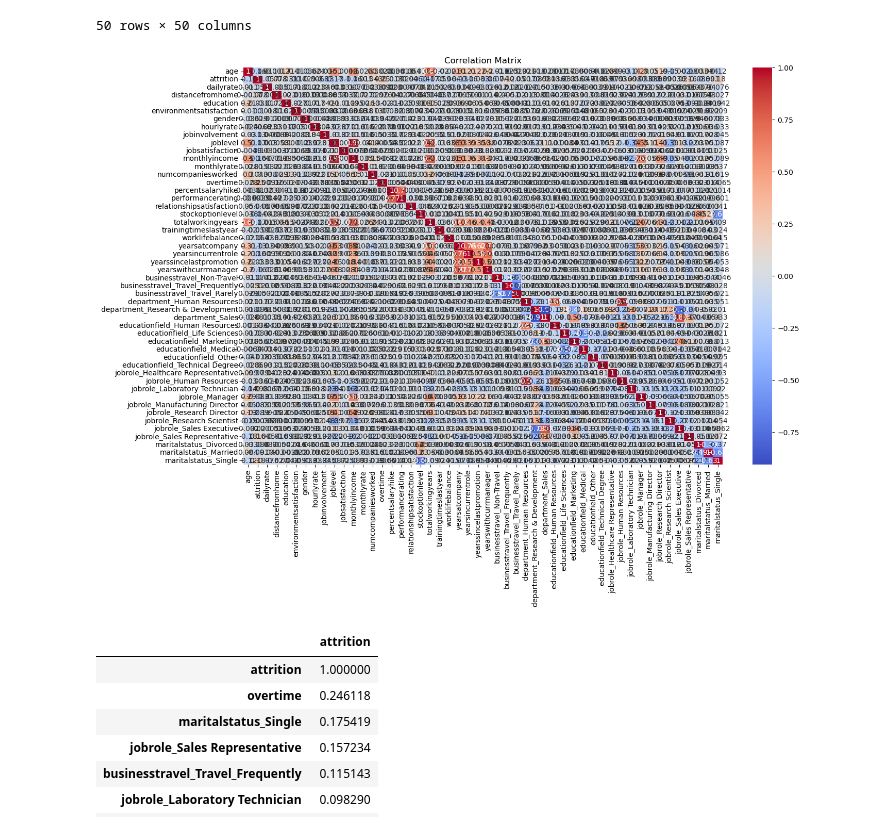
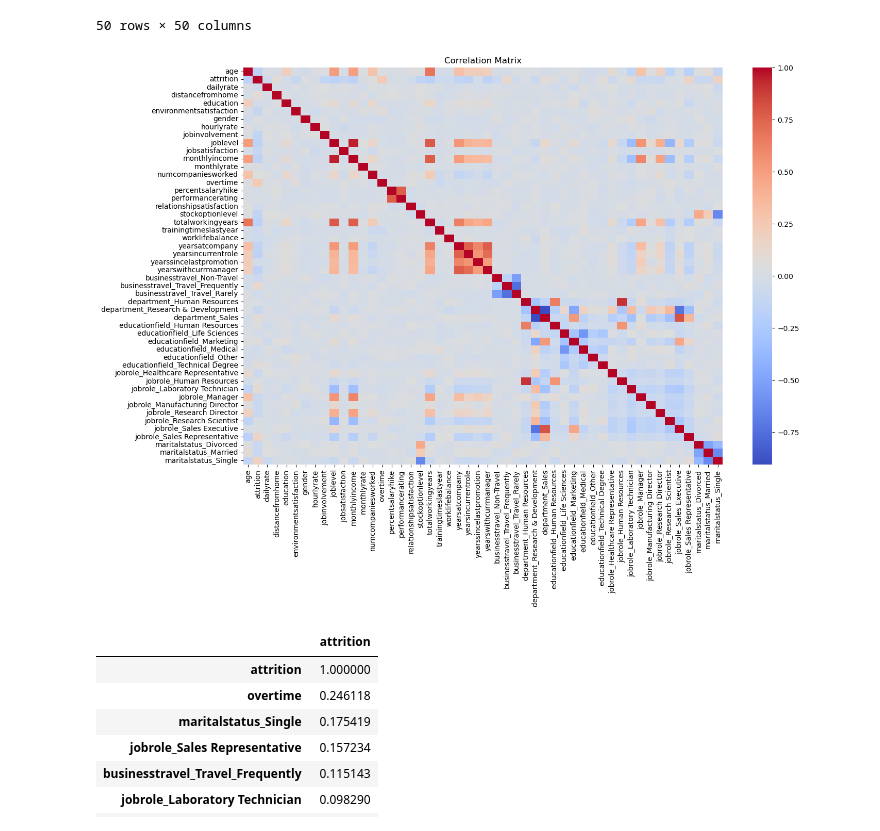
Before and after one commit to ddaniel2024/Project-4, a Jupyter notebook: attrition_analysis_optimisation_correlation_analysis.ipynb, the cells around one changed output. Drawn from its saved outputs; the diff is of its cells as text; code cells hidden in the pictures.

```diff
--- a/attrition_analysis_optimisation_correlation_analysis.ipynb
+++ b/attrition_analysis_optimisation_correlation_analysis.ipynb
@@ -236,12 +235,12 @@ corr_matrix
 # %%
 # Visualize the correlation matrix as a heatmap
 plt.figure(figsize=(15, 10))
-sns.heatmap(corr_matrix, annot=True, cmap="coolwarm")
+sns.heatmap(corr_matrix, cmap="coolwarm")
 plt.title("Correlation Matrix")
 plt.savefig("output/correlation_matrix", bbox_inches = 'tight')
 plt.show()
 # %% [output]
-[figure, old version]
+[figure, new version]
 # %%
 # Correlation with target variable 'Attrition_Yes'
 corr_target = corr_matrix["attrition"].sort_values(ascending=False)
```
Also changed, not shown: parts of 6 cells of this notebook, 10 other files.
